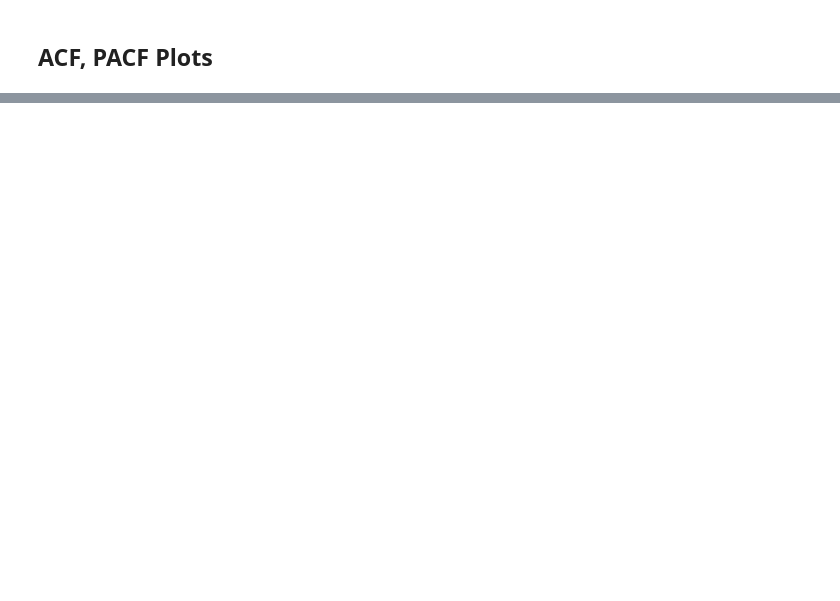
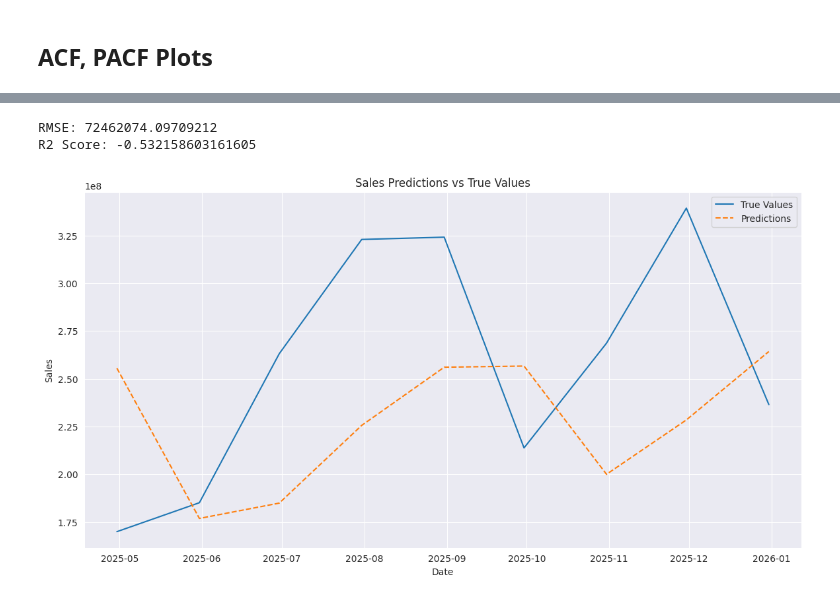
Before and after one commit to aditya-mahato-8924/Time-Series-Analysis, a Jupyter notebook: Electric Vehicle Sales Analysis/ev_sales_analysis.ipynb, the cells around one changed output, grey strips where cells are left out. Drawn from its saved outputs; the diff is of its cells as text; code cells hidden in the pictures; blank space fills up the shorter version.

```diff
--- a/Electric Vehicle Sales Analysis/ev_sales_analysis.ipynb
+++ b/Electric Vehicle Sales Analysis/ev_sales_analysis.ipynb
@@ -428,0 +603,11 @@ plt.show()
+# %%
+# create a dataset
+def create_dataset(data, timestep=1):
+  X, y = [], []
+  for i in range(len(data)-timestep):
+    X.append(data[i:(i+timestep)])
+    y.append(data.iloc[i+timestep].values)
+  return np.array(X), np.array(y)
+
+X_train, y_train = create_dataset(train[['Sales']])
+X_test, y_test = create_dataset(test[['Sales']])
@@ -428,0 +618,15 @@ plt.show()
+# %%
+rnn_model = Sequential()
+rnn_model.add(SimpleRNN(100, activation='tanh', input_shape=(3, X_train.shape[2])))
+rnn_model.add(Dense(1))
+rnn_model.compile(optimizer='adam', loss='mse')
+# %%
+# define early stopping callback
+early_stopping = EarlyStopping(monitor='val_loss', patience=10, restore_best_weights=True)
+
+# train the model with early stopping
+history = rnn_model.fit(X_train, y_train, epochs=30, validation_data=(X_test, y_test), batch_size=1, callbacks=[early_stopping])
+
+# Evaluate the model
+loss = rnn_model.evaluate(X_test, y_test)
+print(f'Validation Loss: {loss}')
@@ -428,0 +651,8 @@ plt.show()
+# %%
+# make predictions
+rnn_pred = rnn_model.predict(X_test)
+rnn_pred = minmax_scaler.inverse_transform(rnn_pred)  # Inverse transform to original scale
+
+# inverse transform the true values for comparison
+y_test = y_test.reshape(-1, 1)
+y_test = minmax_scaler.inverse_transform(y_test)
@@ -428,0 +661,21 @@ plt.show()
+# %%
+rmse = root_mean_squared_error(y_test, rnn_pred)
+r2 = r2_score(y_test, rnn_pred)
+
+print(f'RMSE: {rmse}')
+print(f'R2 Score: {r2}')
+# %% [output]
+RMSE: 72462074.09709212
+R2 Score: -0.532158603161605
+# %%
+# Plotting the results
+plt.figure(figsize=(14, 7))
+plt.plot(monthly_data.index[-len(y_test):], y_test, label='True Values')
+plt.plot(monthly_data.index[-len(y_test):], rnn_pred, label='Predictions', linestyle='dashed')
+plt.xlabel('Date')
+plt.ylabel('Sales')
+plt.title('Sales Predictions vs True Values')
+plt.legend()
+plt.show()
+# %% [output]
+[figure, added]
```
Also changed, not shown: parts of 29 cells of this notebook.
